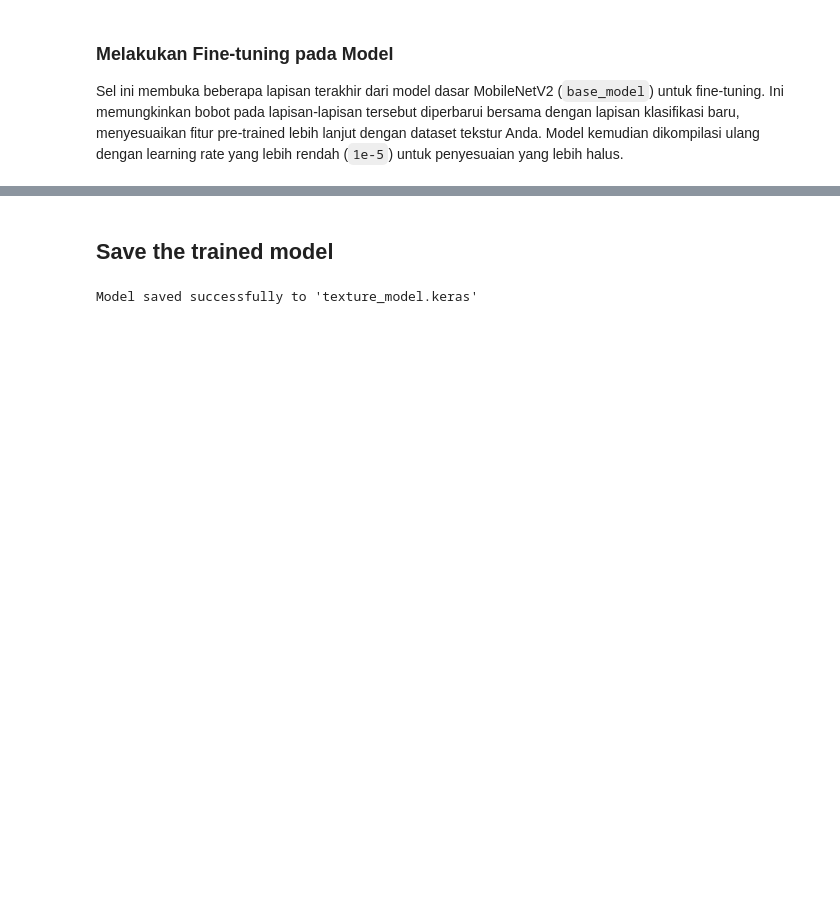
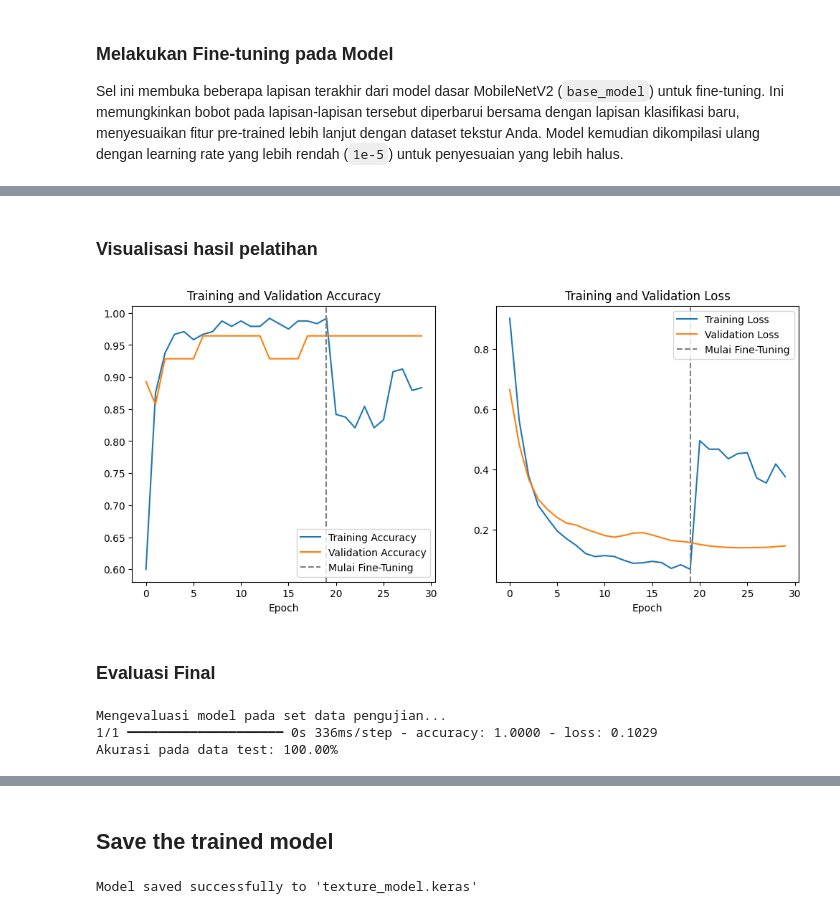
Before and after one commit to prmnaa30/pengenalan-tekstur, a Jupyter notebook: Pengenalan_Tekstur_(Batu,_Kain_dan_Kayu).ipynb, the cells around one changed output, grey strips where cells are left out. Cells and saved outputs as stored; diff of their text form; code cells hidden in the pictures; blank space fills up the shorter version.

```diff
--- a/Pengenalan_Tekstur_(Batu,_Kain_dan_Kayu).ipynb
+++ b/Pengenalan_Tekstur_(Batu,_Kain_dan_Kayu).ipynb
@@ -267,18 +223,3 @@ Epoch 10/10
 ### Melakukan Fine-tuning pada Model
 
 Sel ini membuka beberapa lapisan terakhir dari model dasar MobileNetV2 (`base_model`) untuk fine-tuning. Ini memungkinkan bobot pada lapisan-lapisan tersebut diperbarui bersama dengan lapisan klasifikasi baru, menyesuaikan fitur pre-trained lebih lanjut dengan dataset tekstur Anda. Model kemudian dikompilasi ulang dengan learning rate yang lebih rendah (`1e-5`) untuk penyesuaian yang lebih halus.
-# %%
-# Unfreeze some layers of the base model for fine-tuning
-# It's common to unfreeze the later layers as they are more task-specific
-for layer in base_model.layers[-40:]: # You can adjust this number
-    layer.trainable = True
-
-# Recompile the model with a lower learning rate
-from tensorflow.keras.optimizers import Adam
-
-model.compile(optimizer=Adam(learning_rate=1e-5), # Use a lower learning rate for fine-tuning
-              loss='categorical_crossentropy',
-              metrics=['accuracy'])
-
-# Display the model summary again to see the number of trainable parameters
-model.summary()
@@ -544,0 +312,40 @@ Image: /mnt/g/My Drive/college/Smt4/PCP/DatasetTekstur/batu/13.jpg, True Label:
+# %% [markdown]
+### Visualisasi hasil pelatihan
+# %%
+# Gabungkan history dari kedua tahap pelatihan
+acc = history.history['accuracy'] + history_fine_tune.history['accuracy']
+val_acc = history.history['val_accuracy'] + history_fine_tune.history['val_accuracy']
+loss = history.history['loss'] + history_fine_tune.history['loss']
+val_loss = history.history['val_loss'] + history_fine_tune.history['val_loss']
+
+plt.figure(figsize=(12, 5))
+
+plt.subplot(1, 2, 1)
+plt.plot(acc, label='Training Accuracy')
+plt.plot(val_acc, label='Validation Accuracy')
+plt.axvline(x=initial_epochs-1, color='gray', linestyle='--', label='Mulai Fine-Tuning')
+plt.legend(loc='lower right')
+plt.title('Training and Validation Accuracy')
+plt.xlabel('Epoch')
+
+plt.subplot(1, 2, 2)
+plt.plot(loss, label='Training Loss')
+plt.plot(val_loss, label='Validation Loss')
+plt.axvline(x=initial_epochs-1, color='gray', linestyle='--', label='Mulai Fine-Tuning')
+plt.legend(loc='upper right')
+plt.title('Training and Validation Loss')
+plt.xlabel('Epoch')
+
+plt.show()
+# %% [output]
+[figure, added]
+# %% [markdown]
+### Evaluasi Final
+# %%
+print("Mengevaluasi model pada set data pengujian...")
+loss, accuracy = model.evaluate(test_ds)
+print(f"Akurasi pada data test: {accuracy:.2%}")
+# %% [output]
+Mengevaluasi model pada set data pengujian...
+1/1 ━━━━━━━━━━━━━━━━━━━━ 0s 336ms/step - accuracy: 1.0000 - loss: 0.1029
+Akurasi pada data test: 100.00%
```
Also changed, not shown: parts of 47 cells of this notebook, 5 other files.
